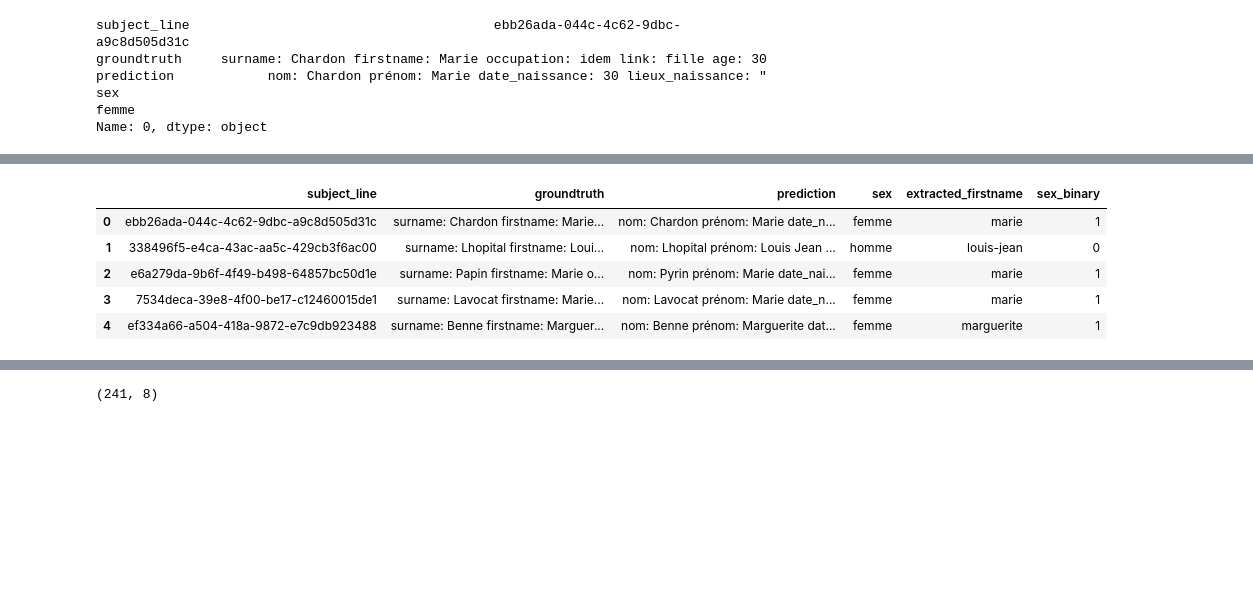
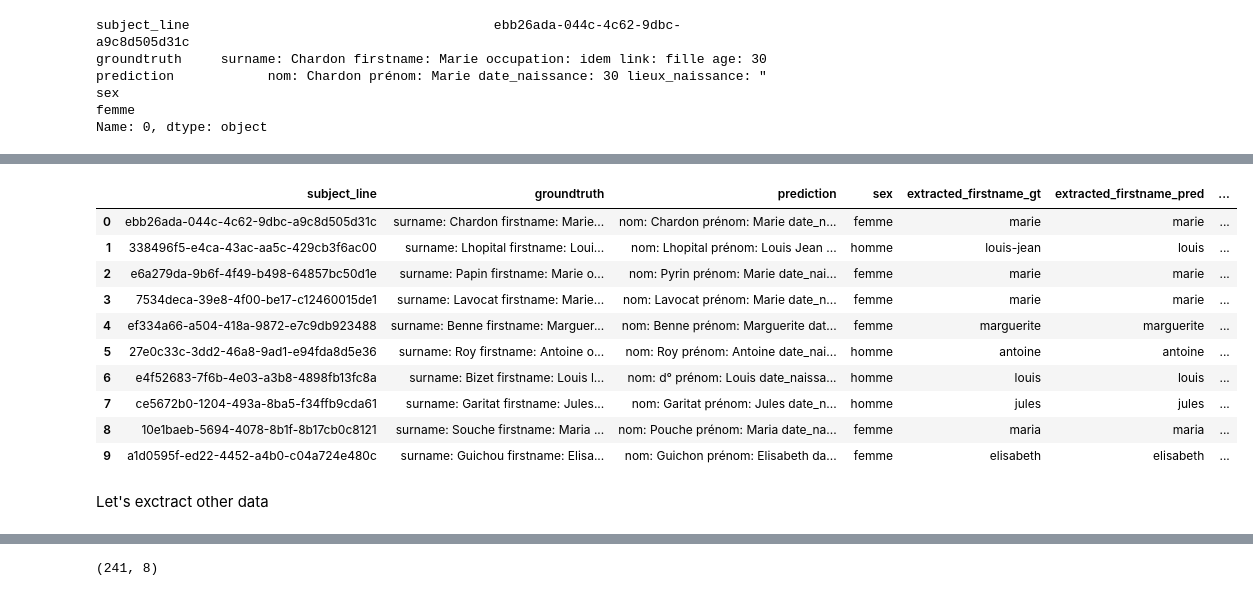
Before and after one commit to anthonyivanier/NLP_ENSAE_Project, a Jupyter notebook: NLP-project.ipynb, the cells around one changed output, grey strips where cells are left out. Saved outputs shown, nothing was run; the diff lists cells and outputs as text; code cells hidden in the pictures; blank space fills up the shorter version.

Commit message:
started baseline on ground truth

```diff
--- a/NLP-project.ipynb
+++ b/NLP-project.ipynb
@@ -49,15 +69,34 @@ df_prenoms['gender_probability'] = df_prenoms['female'] / df_prenoms['total']
 # %%
-def extract_firstname(text):
+'''def extract_firstname(text):
     # Extraction du prénom à partir de la colonne groundtruth ou prediction
     parts = text.split()
     for i, part in enumerate(parts):
         if part in ["firstname:", "prénom:"]:
             return parts[i+1]  # Retourne le prénom qui suit ces indicateurs
     return None
+    '''
 
-df_transcriptions['extracted_firstname'] = df_transcriptions['groundtruth'].apply(extract_firstname)
-df_transcriptions['extracted_firstname'] = df_transcriptions['extracted_firstname'].str.lower()
+def extract_firstname(text):
+    # Extraction du prénom à partir de la colonne groundtruth ou prediction
+    parts = text.split()
+    for i, part in enumerate(parts):
+        if part in ["firstname:", "prénom:"]:
+            firstname = parts[i+1]  # Retourne le prénom qui suit ces indicateurs
 
+            # Check if the next part is also part of the first name
+            if i+2 < len(parts) and parts[i+2].isalpha():
+                firstname += " " + parts[i+2]
+
+            return firstname
+    return None
+
+
+df_transcriptions['extracted_firstname_gt'] = df_transcriptions['groundtruth'].apply(extract_firstname)
+df_transcriptions['extracted_firstname_gt'] = df_transcriptions['extracted_firstname_gt'].str.lower()
+
+#
+df_transcriptions['extracted_firstname_pred'] = df_transcriptions['prediction'].apply(extract_firstname)
+df_transcriptions['extracted_firstname_pred'] = df_transcriptions['extracted_firstname_pred'].str.lower()
 
 # Standardisation de la colonne 'sex' en binaire
 df_transcriptions['sex_binary'] = df_transcriptions['sex'].apply(lambda x: 1 if x == 'femme' else 0)
@@ -64,9 +126,16 @@ df_transcriptions['sex_binary'] = df_transcriptions['sex'].apply(lambda x: 1 if
 # %%
-df_transcriptions.head()
+df_transcriptions.head(10)
 # %% [output]
-|  | subject_line | groundtruth | prediction | sex | extracted_firstname | sex_binary |
-| 0 | ebb26ada-044c-4c62-9dbc-a9c8d505d31c | surname: Chardon firstname: Marie... | nom: Chardon prénom: Marie date_n... | femme | marie | 1 |
-| 1 | 338496f5-e4ca-43ac-aa5c-429cb3f6ac00 | surname: Lhopital firstname: Loui... | nom: Lhopital prénom: Louis Jean ... | homme | louis-jean | 0 |
-| 2 | e6a279da-9b6f-4f49-b498-64857bc50d1e | surname: Papin firstname: Marie o... | nom: Pyrin prénom: Marie date_nai... | femme | marie | 1 |
-| 3 | 7534deca-39e8-4f00-be17-c12460015de1 | surname: Lavocat firstname: Marie... | nom: Lavocat prénom: Marie date_n... | femme | marie | 1 |
-| 4 | ef334a66-a504-418a-9872-e7c9db923488 | surname: Benne firstname: Marguer... | nom: Benne prénom: Marguerite dat... | femme | marguerite | 1 |
+|  | subject_line | groundtruth | prediction | sex | extracted_firstname_gt | extracted_firstname_pred | ... |
+| 0 | ebb26ada-044c-4c62-9dbc-a9c8d505d31c | surname: Chardon firstname: Marie... | nom: Chardon prénom: Marie date_n... | femme | marie | marie | ... |
+| 1 | 338496f5-e4ca-43ac-aa5c-429cb3f6ac00 | surname: Lhopital firstname: Loui... | nom: Lhopital prénom: Louis Jean ... | homme | louis-jean | louis | ... |
+| 2 | e6a279da-9b6f-4f49-b498-64857bc50d1e | surname: Papin firstname: Marie o... | nom: Pyrin prénom: Marie date_nai... | femme | marie | marie | ... |
+| 3 | 7534deca-39e8-4f00-be17-c12460015de1 | surname: Lavocat firstname: Marie... | nom: Lavocat prénom: Marie date_n... | femme | marie | marie | ... |
+| 4 | ef334a66-a504-418a-9872-e7c9db923488 | surname: Benne firstname: Marguer... | nom: Benne prénom: Marguerite dat... | femme | marguerite | marguerite | ... |
+| 5 | 27e0c33c-3dd2-46a8-9ad1-e94fda8d5e36 | surname: Roy firstname: Antoine o... | nom: Roy prénom: Antoine date_nai... | homme | antoine | antoine | ... |
+| 6 | e4f52683-7f6b-4e03-a3b8-4898fb13fc8a | surname: Bizet firstname: Louis l... | nom: d° prénom: Louis date_naissa... | homme | louis | louis | ... |
+| 7 | ce5672b0-1204-493a-8ba5-f34ffb9cda61 | surname: Garitat firstname: Jules... | nom: Garitat prénom: Jules date_n... | homme | jules | jules | ... |
+| 8 | 10e1baeb-5694-4078-8b1f-8b17cb0c8121 | surname: Souche firstname: Maria ... | nom: Pouche prénom: Maria date_na... | femme | maria | maria | ... |
+| 9 | a1d0595f-ed22-4452-a4b0-c04a724e480c | surname: Guichou firstname: Elisa... | nom: Guichon prénom: Elisabeth da... | femme | elisabeth | elisabeth | ... |
+# %% [markdown]
+Let's exctract other data
```
Also changed, not shown: parts of 19 cells of this notebook.
